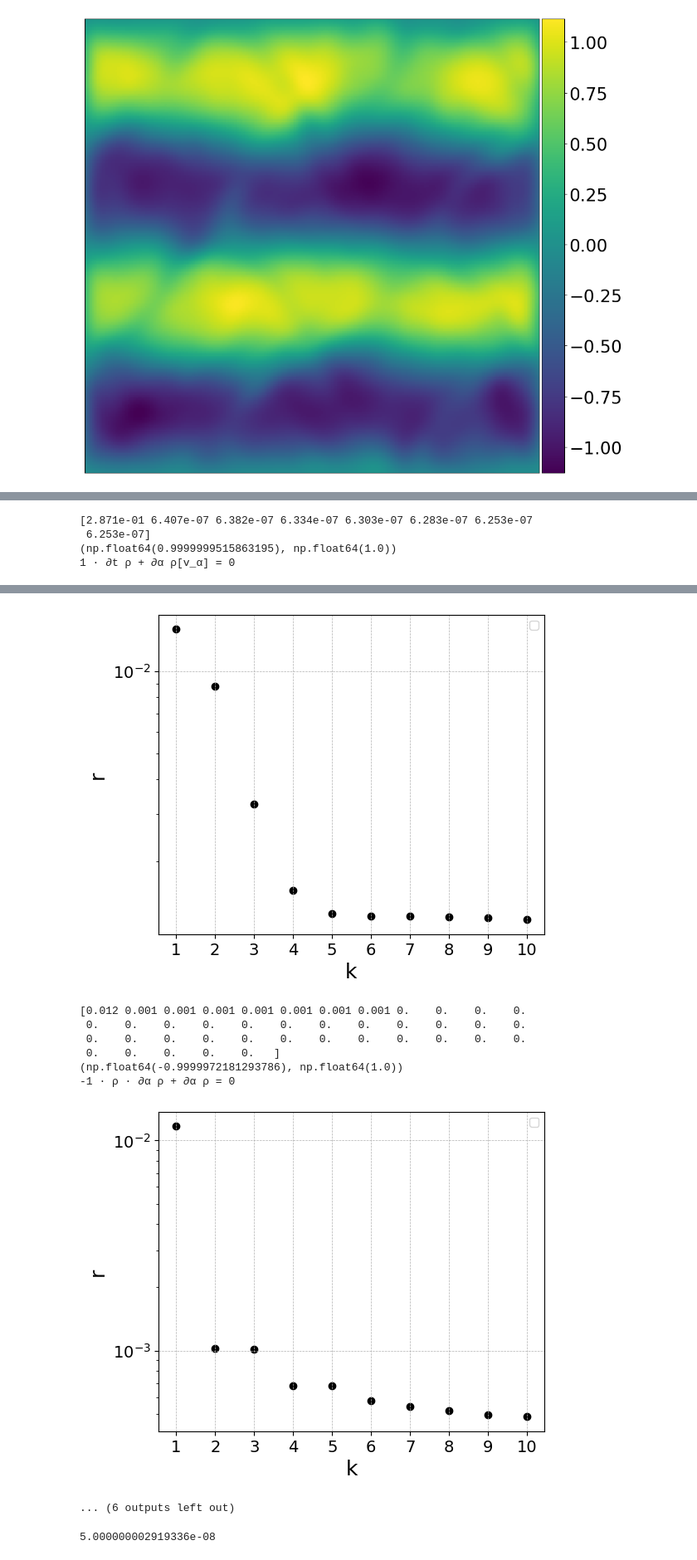
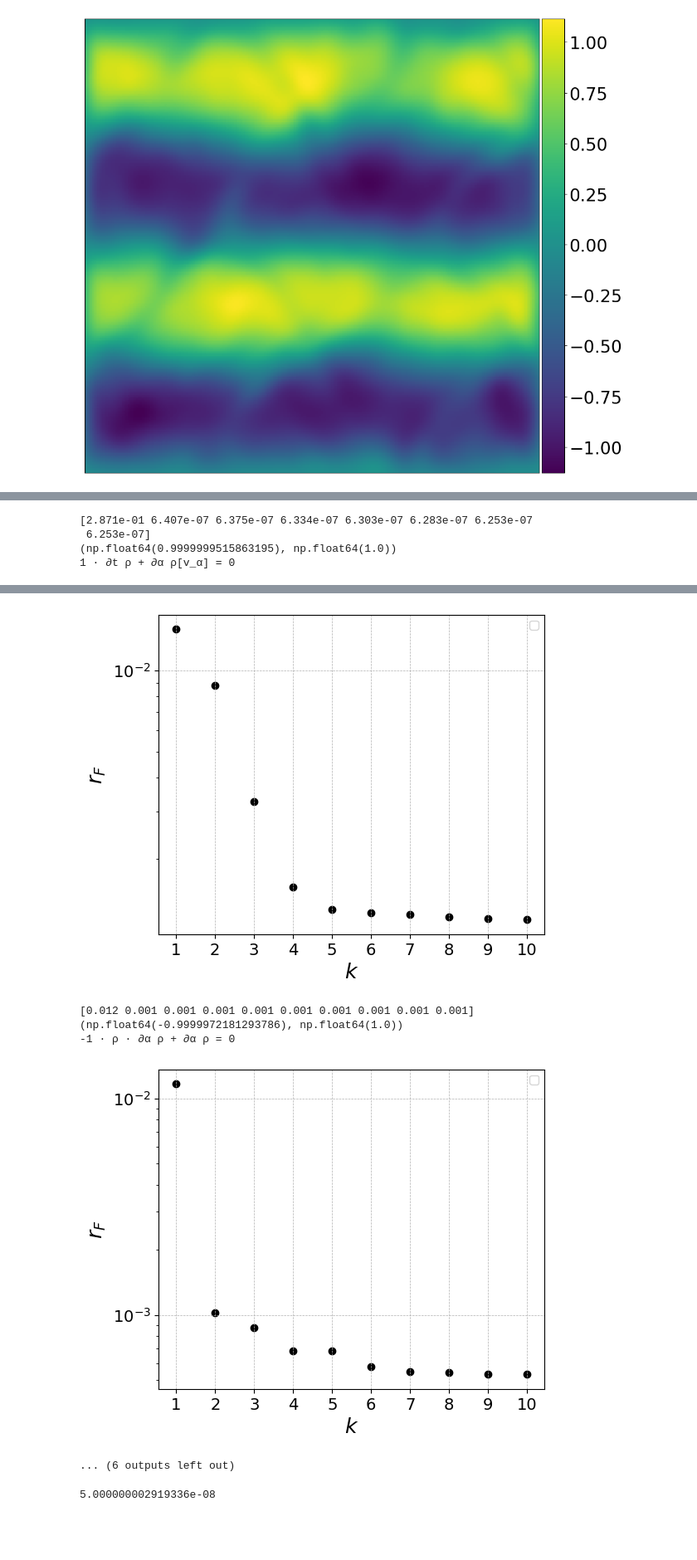
Before and after one commit to sibirica/PySPIDER, a Jupyter notebook: discrete/gaussian_potential_test.ipynb, the cells around one changed output, grey strips where cells are left out. Shown at 83% size. Cells and saved outputs as stored; diff of their text form; code cells hidden in the pictures; blank space fills up the shorter version.

```diff
--- a/discrete/gaussian_potential_test.ipynb
+++ b/discrete/gaussian_potential_test.ipynb
@@ -188,15 +189,15 @@ for irrep in srd.irreps:
     # for regression we now need to construct a Scaler, Initializer, ModelIterator, and Threshold
     scaler = Scaler(sub_inds=None, char_sizes=libs[irrep].col_weights, row_norms=None, unit_rows=True, train_fraction=1)
     #init = Initializer(method='combinatorial', start_k=3)
-    init = Initializer(method='combinatorial', start_k=9999)
-    #init = Initializer(method='power', start_k=10)
+    #init = Initializer(method='combinatorial', start_k=9999)
+    init = Initializer(method='power', start_k=10)
     #res = Residual(residual_type='fixed_column', anchor_col=0)
     #res = Residual(residual_type='dominant_balance')
     res = Residual(residual_type='matrix_relative')
     #res = Residual(residual_type='accuracy')
 
-    #iterator = ModelIterator(max_k=10, backward_forward=True, max_passes=1)
-    iterator = ModelIterator(max_k=len(libs[irrep].terms), backward_forward=False, max_passes=1)
+    iterator = ModelIterator(max_k=10, backward_forward=True, max_passes=3)
+    #iterator = ModelIterator(max_k=len(libs[irrep].terms), backward_forward=False, max_passes=1)
     thres = Threshold(threshold_type='jump', gamma=1.5, delta=1e-8, n_terms=None)
     #thres = Threshold(threshold_type='information', ic=AIC)
 
@@ -260,8 +261,8 @@ for i, res in enumerate(reg_results):
 
         fs = 18
         fs2 = 14
-        plt.xlabel("k", fontsize=fs)
-        plt.ylabel("r", fontsize=fs)
+        plt.xlabel("$k$", fontsize=fs)
+        plt.ylabel("$r_F$", fontsize=fs)
         #plt.title(f"Equation: {equation_string}")  # Use the computed equation as the title
         #plt.xticks(range(2, len(all_lambdas) + 1), fontsize=fs2)  # Ensure x-axis ticks match the number of equations
         plt.xticks(range(1, max_terms+1), fontsize=fs2)  # Ensure x-axis ticks match the number of equations
@@ -270,9 +271,11 @@ for i, res in enumerate(reg_results):
         plt.legend()
         plt.grid(True, linestyle="--", linewidth=0.5) # which="both"
 
+        name = f'discrete_pareto_{i}.png'
+        plt.savefig(name, dpi=300, bbox_inches='tight')
         plt.show()
 # %% [output]
-[2.871e-01 6.407e-07 6.382e-07 6.334e-07 6.303e-07 6.283e-07 6.253e-07
+[2.871e-01 6.407e-07 6.375e-07 6.334e-07 6.303e-07 6.283e-07 6.253e-07
  6.253e-07]
 (np.float64(0.9999999515863195), np.float64(1.0))
 1 · ∂t ρ + ∂α ρ[v_α] = 0
@@ -299,13 +296,10 @@ for i, res in enumerate(reg_results):
 (np.float64(1.0), np.float64(3.462624507830978e-05), np.float64(-0.16749786184803228), np.float64(0.16209691739018003))
 ∂α² ρ + 3.46e-05 · ∂α² ∂β² ρ + -0.167 · ∂t² ρ + 0.162 · ∂α ∂β ρ[v_α · v_β] = 0
-[figure, old version]
+[figure, new version]
-[0.012 0.001 0.001 0.001 0.001 0.001 0.001 0.001 0.    0.    0.    0.
- 0.    0.    0.    0.    0.    0.    0.    0.    0.    0.    0.    0.
- 0.    0.    0.    0.    0.    0.    0.    0.    0.    0.    0.    0.
- 0.    0.    0.    0.    0.   ]
+[0.012 0.001 0.001 0.001 0.001 0.001 0.001 0.001 0.001 0.001]
 (np.float64(-0.9999972181293786), np.float64(1.0))
 -1 · ρ · ∂α ρ + ∂α ρ = 0
-[figure, old version]
+[figure, new version]
 ... (6 outputs left out)
 # %%
 1-0.99999995
```
Also changed, not shown: parts of 8 cells of this notebook, 4 other files.
